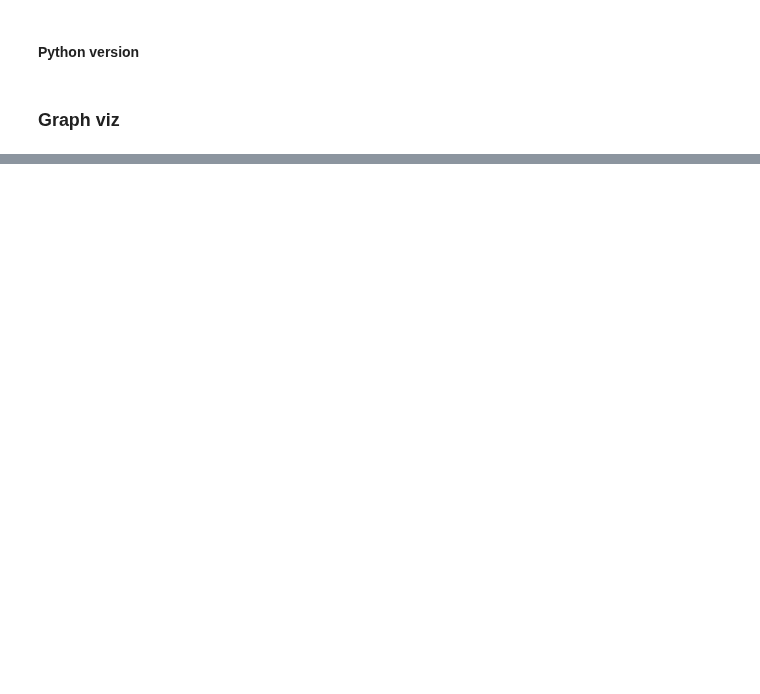
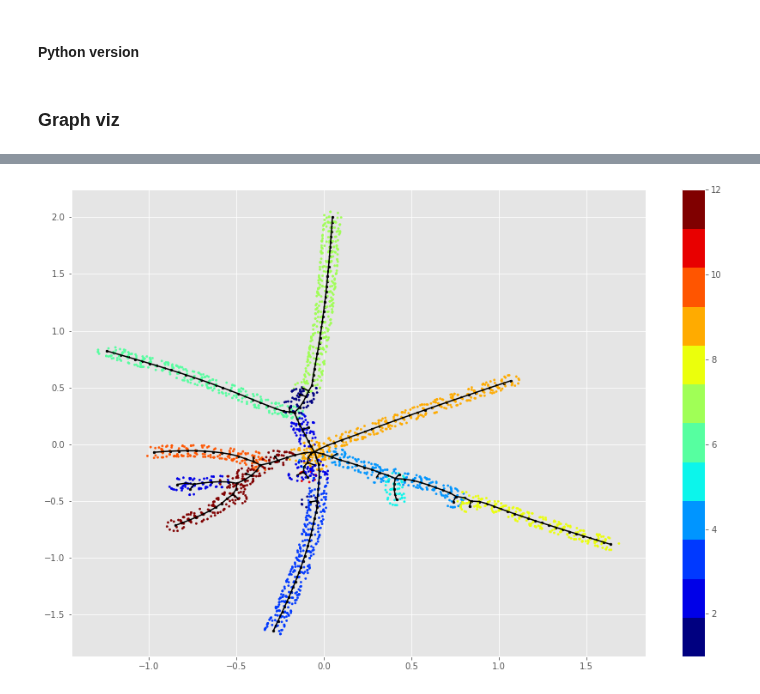
Before and after one commit to auranic/LizardBrain, a Jupyter notebook: plot_compare_methods.ipynb, the cells around one changed output, grey strips where cells are left out. Saved outputs shown, nothing was run; the diff lists cells and outputs as text; code cells hidden in the pictures; blank space fills up the shorter version.

```diff
--- a/plot_compare_methods.ipynb
+++ b/plot_compare_methods.ipynb
@@ -484,0 +536,28 @@ plt.show()
+# %%
+plt.figure(figsize=(15,10))
+# Scatter nodes
+idx=np.array([pos[i] for i in range(len(pos))])
+plt.scatter(idx[:,0],idx[:,1],s=8,c='black')
+
+#Plot datapoints in circle around nodes
+for i in range(len(partition)):
+    # radius of the circle
+    r = .05
+    # random angle
+    alpha = 2 * np.pi * np.random.random(size=partition.shape[1])
+    # calculating coordinates
+    x = r * np.cos(alpha) + idx[i,0]
+    y = r * np.sin(alpha) + idx[i,1]
+
+    #plt.scatter(x,y,c=[main_col_nodes[i]]*len(x),s=5,cmap=discrete_cmap(12,cmap))
+    plt.scatter(x,y,c=pie_,s=5,cmap=discrete_cmap(12,cmap))
+
+    plt.clim(1,12)
+plt.colorbar()
+#Plot edges
+for i in range(Edges.shape[1]):
+    x_coo = np.concatenate((idx[Edges2[0,i],[0]],idx[Edges2[1,i],[0]]))
+    y_coo = np.concatenate((idx[Edges2[0,i],[1]],idx[Edges2[1,i],[1]]))
+    plt.plot(x_coo,y_coo,c='black')
+# %% [output]
+[figure, added]
```
Also changed, not shown: parts of 8 cells of this notebook.
